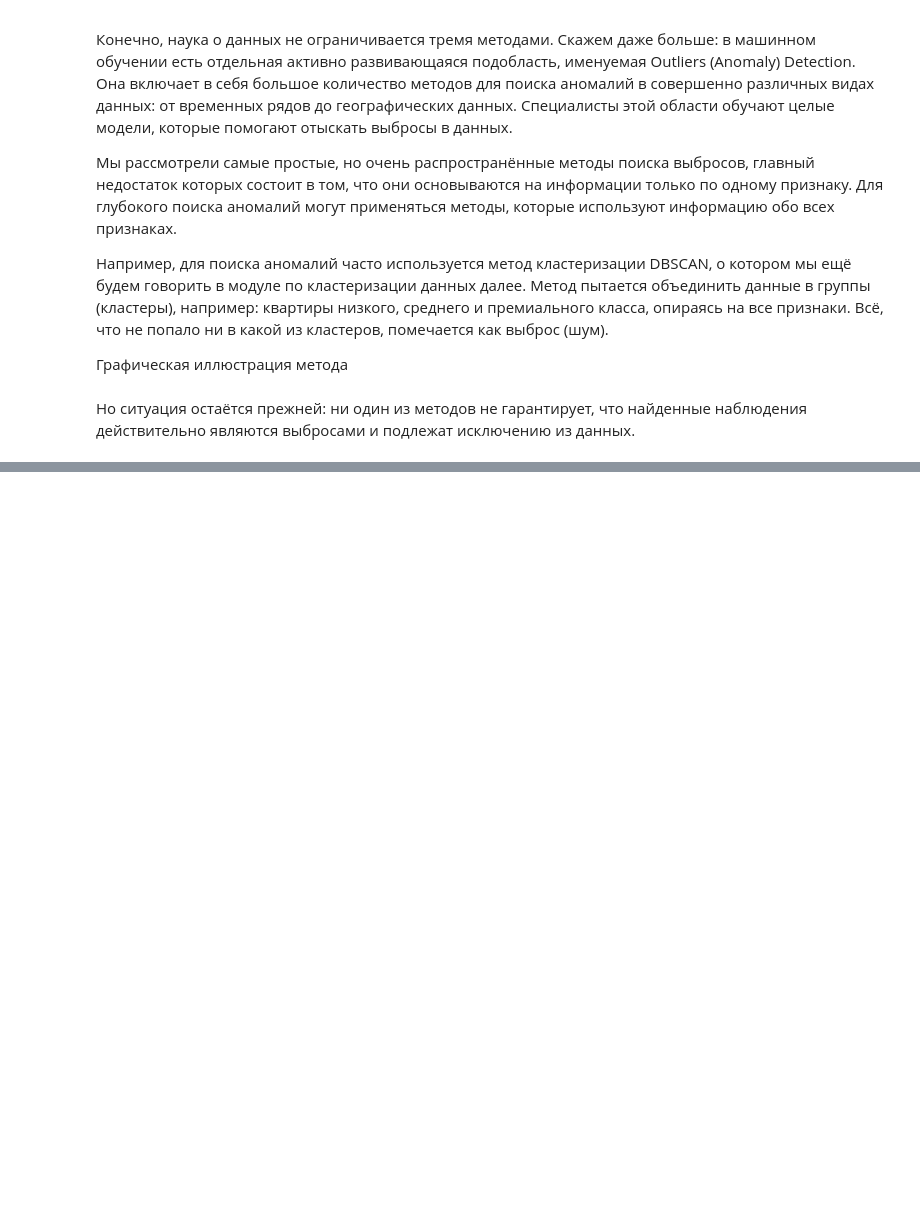
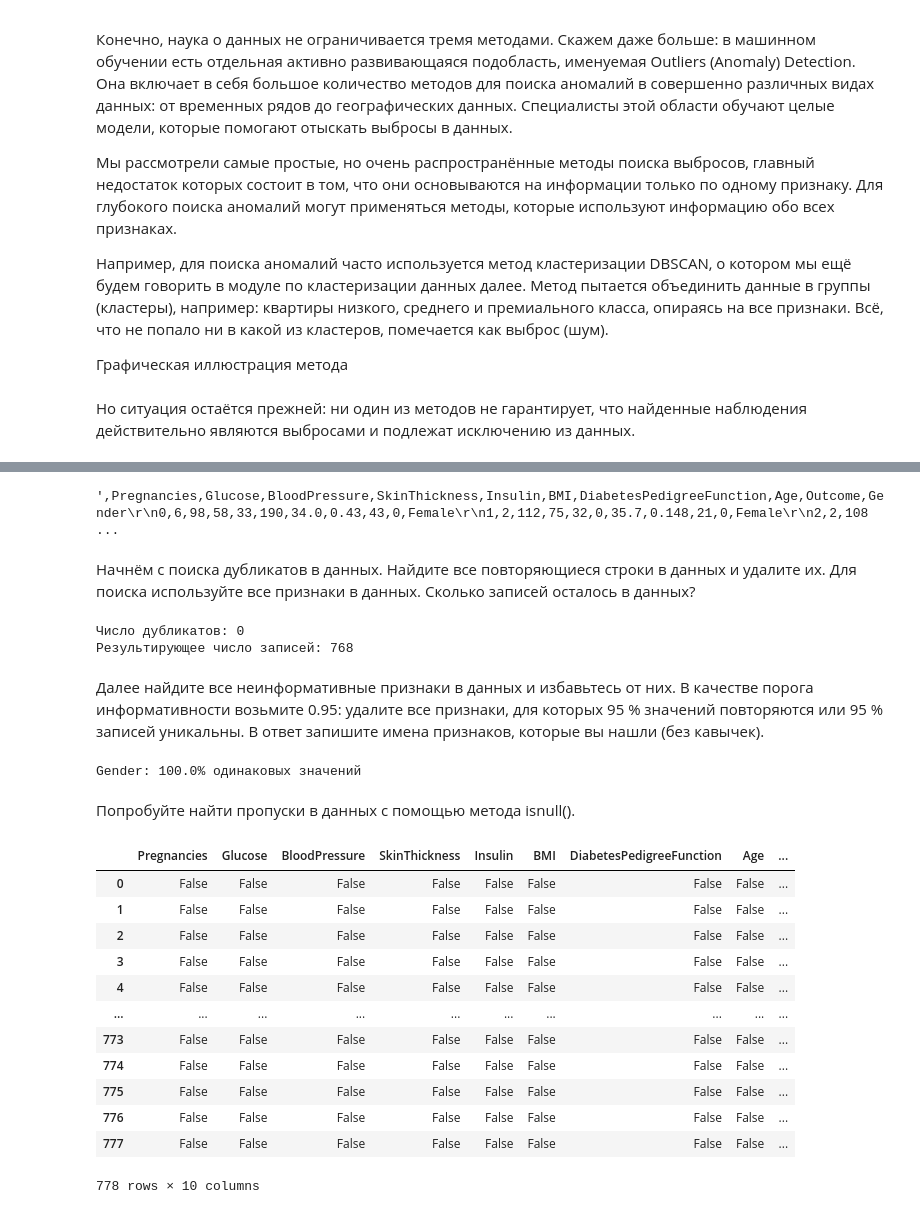
Before and after one commit to keval999/sf_data_science, a Jupyter notebook: SKILLFACTORY/Модуль 6. Очистка данных/Модуль 6. Очистка данных.ipynb, the cells around one changed output, grey strips where cells are left out. Saved outputs shown, nothing was run; the diff lists cells and outputs as text; code cells hidden in the pictures; blank space fills up the shorter version.

```diff
--- a/SKILLFACTORY/Модуль 6. Очистка данных/Модуль 6. Очистка данных.ipynb
+++ b/SKILLFACTORY/Модуль 6. Очистка данных/Модуль 6. Очистка данных.ipynb
@@ -918,0 +1196,56 @@ histplot.set_title('Log MKAD Km Distribution');
+# %%
+diabetes = pd.read_csv('data/diabetes_data.csv')
+diabetes.head()
+diabetes.to_csv()
+# %% [output]
+',Pregnancies,Glucose,BloodPressure,SkinThickness,Insulin,BMI,DiabetesPedigreeFunction,Age,Outcome,Gender\r\n0,6,98,58,33,190,34.0,0.43,43,0,Female\r\n1,2,112,75,32,0,35.7,0.148,21,0,Female\r\n2,2,108 ...
+# %% [markdown]
+Начнём с поиска дубликатов в данных. Найдите все повторяющиеся строки в данных и удалите их. Для поиска используйте все признаки в данных. Сколько записей осталось в данных?
+# %%
+duplicates = diabetes[diabetes.duplicated()]
+print('Число дубликатов: {}'.format(duplicates.shape[0]))
+diabetes = diabetes.drop_duplicates()
+print('Результирующее число записей: {}'.format(diabetes.shape[0]))
+# %% [output]
+Число дубликатов: 0
+Результирующее число записей: 768
+# %% [markdown]
+Далее найдите все неинформативные признаки в данных и избавьтесь от них. В качестве порога информативности возьмите 0.95: удалите все признаки, для которых 95 % значений повторяются или 95 % записей уникальны. В ответ запишите имена признаков, которые вы нашли (без кавычек).
+# %%
+#список неинформативных признаков
+low_information_cols = []
+
+#цикл по всем столбцам
+for col in diabetes.columns:
+    #наибольшая относительная частота в признаке
+    top_freq = diabetes[col].value_counts(normalize=True).max()
+    #доля уникальных значений от размера признака
+    nunique_ratio = diabetes[col].nunique() / diabetes[col].count()
+    # сравниваем наибольшую частоту с порогом
+    if top_freq > 0.95:
+        low_information_cols.append(col)
+        print(f'{col}: {round(top_freq*100, 2)}% одинаковых значений')
+    # сравниваем долю уникальных значений с порогом
+    if nunique_ratio > 0.95:
+        low_information_cols.append(col)
+        print(f'{col}: {round(nunique_ratio*100, 2)}% уникальных значений')
+# %% [output]
+Gender: 100.0% одинаковых значений
+# %% [markdown]
+Попробуйте найти пропуски в данных с помощью метода isnull().
+# %%
+diabetes.isnull()
+# %% [output]
+|  | Pregnancies | Glucose | BloodPressure | SkinThickness | Insulin | BMI | DiabetesPedigreeFunction | Age | ... |
+| 0 | False | False | False | False | False | False | False | False | ... |
+| 1 | False | False | False | False | False | False | False | False | ... |
+| 2 | False | False | False | False | False | False | False | False | ... |
+| 3 | False | False | False | False | False | False | False | False | ... |
+| 4 | False | False | False | False | False | False | False | False | ... |
+| ... | ... | ... | ... | ... | ... | ... | ... | ... | ... |
+| 773 | False | False | False | False | False | False | False | False | ... |
+| 774 | False | False | False | False | False | False | False | False | ... |
+| 775 | False | False | False | False | False | False | False | False | ... |
+| 776 | False | False | False | False | False | False | False | False | ... |
+| 777 | False | False | False | False | False | False | False | False | ... |
+778 rows × 10 columns
```
Also changed, not shown: parts of 29 cells of this notebook, 3 other files.
